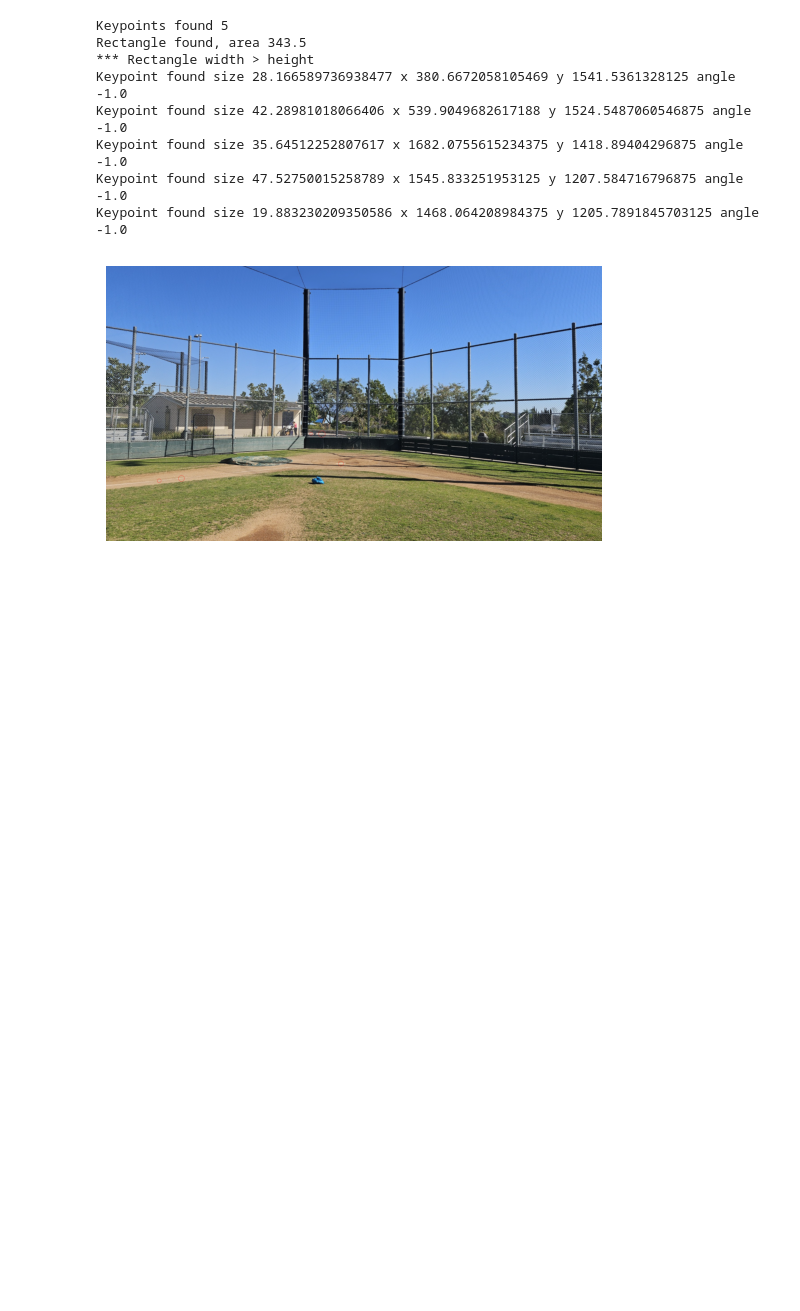
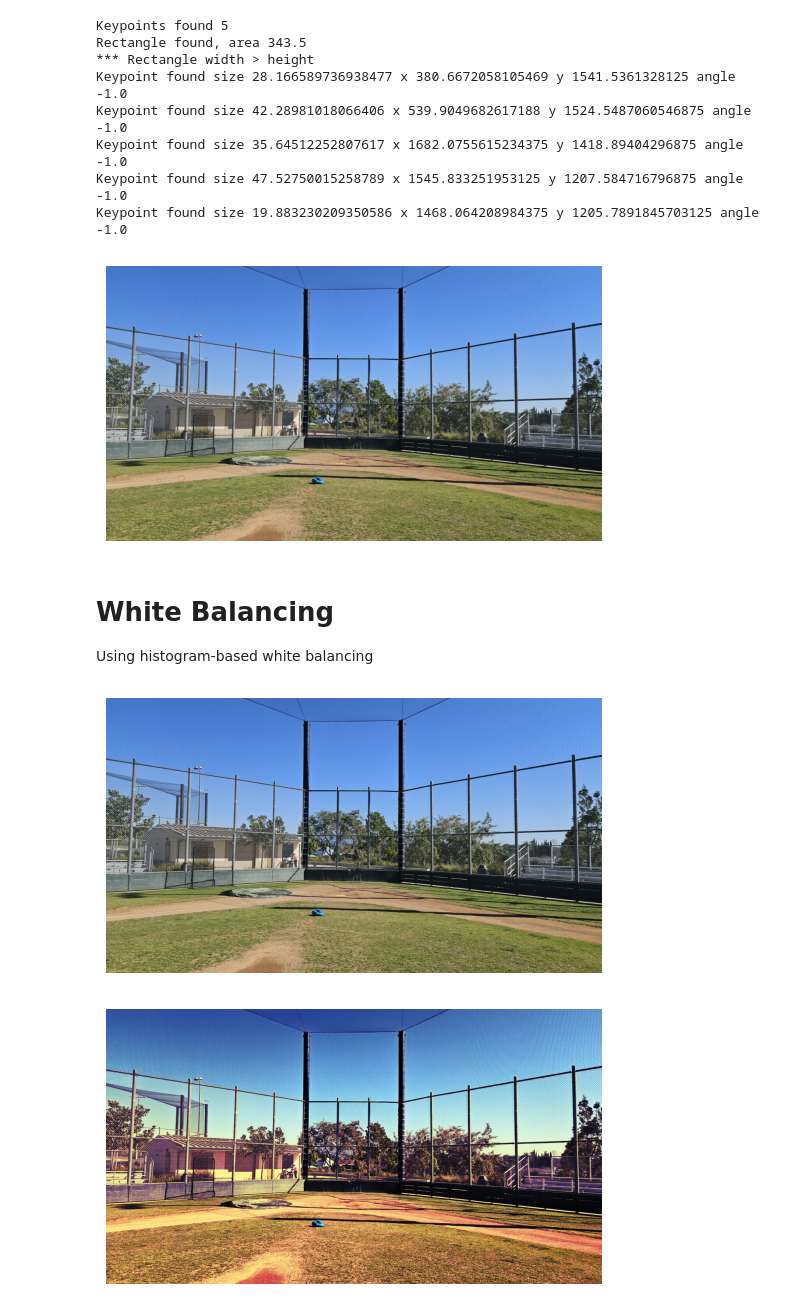
Before and after one commit to amyxjhuang/homeplate, a Jupyter notebook: python/blob_detection_2.ipynb, the cells around one changed output. Saved outputs shown, nothing was run; the diff lists cells and outputs as text; code cells hidden in the pictures; blank space fills up the shorter version.

Commit message:
Add white balancing from white patch

```diff
--- a/python/blob_detection_2.ipynb
+++ b/python/blob_detection_2.ipynb
@@ -305,3 +317,31 @@ Keypoint found size 35.64512252807617 x 1682.0755615234375 y 1418.89404296875 an
 Keypoint found size 47.52750015258789 x 1545.833251953125 y 1207.584716796875 angle -1.0
 Keypoint found size 19.883230209350586 x 1468.064208984375 y 1205.7891845703125 angle -1.0
 [figure]
+# %% [markdown]
+# White Balancing
+Using histogram-based white balancing
+# %%
+def white_balance_histogram(image):
+    b, g, r = cv2.split(image)
+
+    b = cv2.equalizeHist(b)
+    g = cv2.equalizeHist(g)
+    r = cv2.equalizeHist(r)
+
+    balanced_image = cv2.merge([b, g, r])
+    return balanced_image
+# %%
+def show_image(im):
+    im_rgb = cv2.cvtColor(im, cv2.COLOR_BGR2RGB)
+    plt.imshow(im_rgb)
+    plt.axis('off')  # Hide axes
+    plt.show()
+# %%
+im = cv2.imread('../images/test4.png')
+show_image(im)
+
+white_balanced_image = white_balance_histogram(im)
+show_image(white_balanced_image)
+# %% [output]
+[figure, added]
+[figure, added]
```
Also changed, not shown: parts of 1 cell of this notebook, 3 other files.
